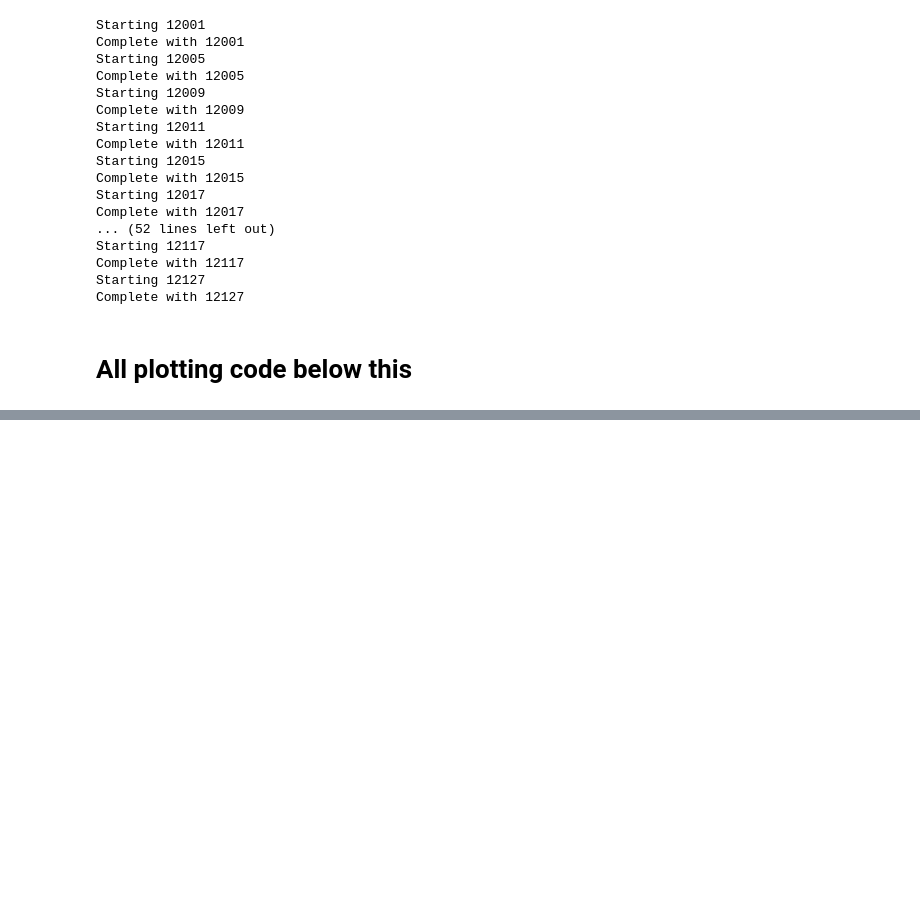
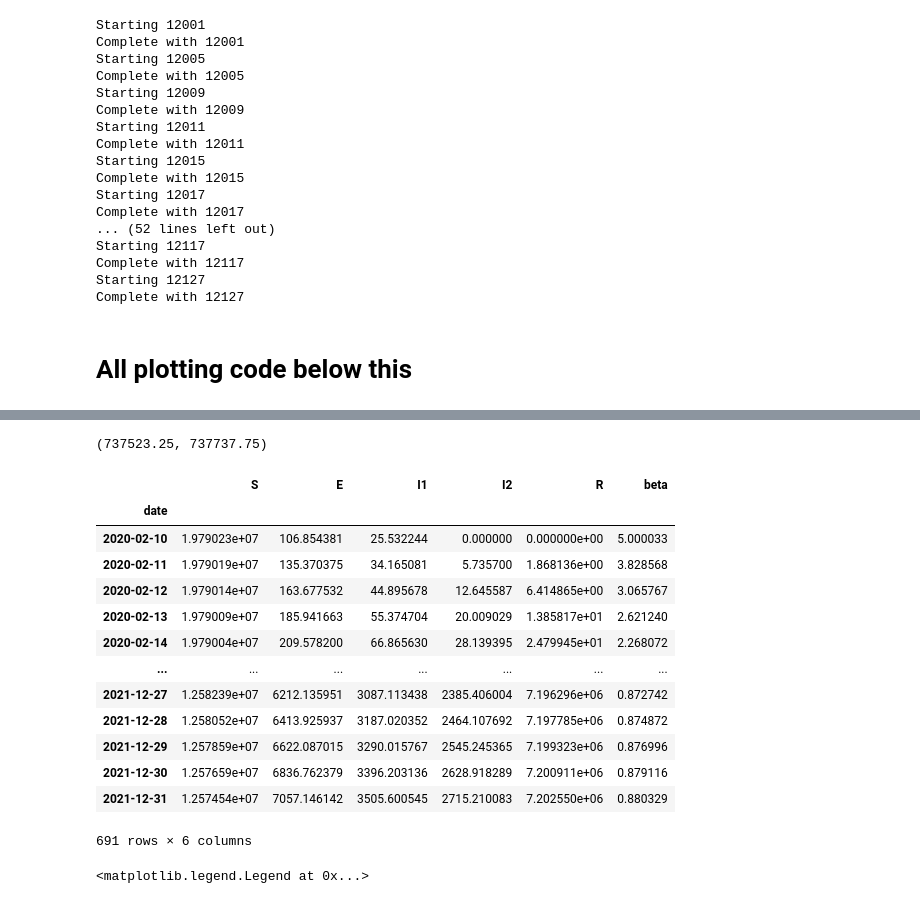
Before and after one commit to mrhoads14/UW_kalman_covid, a Jupyter notebook: execution-functions-stepP.ipynb, the cells around one changed output, grey strips where cells are left out. Drawn from its saved outputs; the diff is of its cells as text; code cells hidden in the pictures; blank space fills up the shorter version.

```diff
--- a/execution-functions-stepP.ipynb
+++ b/execution-functions-stepP.ipynb
@@ -791,9 +818,11 @@ plt.legend(loc='upper right')
 plt.ylim(rightylim_low, rightylim_high)
 """
 
-plt.sca(ax41)
-#plt.plot(predicted_case.index, predicted_case.loc[K0:], label='Our 7-Day Forecast',
-#         c=purple, linewidth=width)
+#plt.sca(ax41)
+"""
+plt.plot(predicted_case.index, predicted_case.loc[K0:], label='Our 7-Day Forecast',
+         c=purple, linewidth=width)
+"""
 plt.plot(county_preds['confirmed_only'].index, county_preds['confirmed_only'], c=purple,
          label='7-Day Forecast using Case Count Only', linewidth=width-1)
 plt.plot(county_preds['hh_delay0'].index, county_preds['hh_delay0'], c='cyan',
@@ -807,15 +836,47 @@ plt.plot(county_preds['smell_delay0'].index, county_preds['smell_delay0'], c='gr
 plt.xticks(week_interval, rotation=30, ha='right', rotation_mode='anchor', fontsize=xtick_size)
 plt.ylabel('Number of Cases per Day')
 
-plt.legend(loc='upper left')
+plt.legend(loc='upper right')
 plt.ylim(leftylim_low, leftylim_high)
 plt.xlim(xlim_left, xlim_right)
 
 #plt.title('Miami-Dade, Household Symptoms, delay of 6 days')
+# %% [output]
+(737523.25, 737737.75)
 # %%
 county_preds[estimates[0]]
 # %%
 K0
+# %%
+ihme_ny_state = pd.read_csv(r'data/seiir_projections/new_york_proj.csv', index_col='date', parse_dates=True)
+# %%
+ihme_ny_state
+# %% [output]
+|  | S | E | I1 | I2 | R | beta |
+| date |  |  |  |  |  |  |
+| 2020-02-10 | 1.979023e+07 | 106.854381 | 25.532244 | 0.000000 | 0.000000e+00 | 5.000033 |
+| 2020-02-11 | 1.979019e+07 | 135.370375 | 34.165081 | 5.735700 | 1.868136e+00 | 3.828568 |
+| 2020-02-12 | 1.979014e+07 | 163.677532 | 44.895678 | 12.645587 | 6.414865e+00 | 3.065767 |
+| 2020-02-13 | 1.979009e+07 | 185.941663 | 55.374704 | 20.009029 | 1.385817e+01 | 2.621240 |
+| 2020-02-14 | 1.979004e+07 | 209.578200 | 66.865630 | 28.139395 | 2.479945e+01 | 2.268072 |
+| ... | ... | ... | ... | ... | ... | ... |
+| 2021-12-27 | 1.258239e+07 | 6212.135951 | 3087.113438 | 2385.406004 | 7.196296e+06 | 0.872742 |
+| 2021-12-28 | 1.258052e+07 | 6413.925937 | 3187.020352 | 2464.107692 | 7.197785e+06 | 0.874872 |
+| 2021-12-29 | 1.257859e+07 | 6622.087015 | 3290.015767 | 2545.245365 | 7.199323e+06 | 0.876996 |
+| 2021-12-30 | 1.257659e+07 | 6836.762379 | 3396.203136 | 2628.918289 | 7.200911e+06 | 0.879116 |
+| 2021-12-31 | 1.257454e+07 | 7057.146142 | 3505.600545 | 2715.210083 | 7.202550e+06 | 0.880329 |
+691 rows × 6 columns
+# %%
+gray_start = predicted_seiir_prior.index[0]
+gray_end = predicted_seiir_prior.index[-1]
+plt.plot(predicted_seiir_prior.index, predicted_seiir_prior,
+         label='IHME 7-day Forecast', c=gray, linewidth=width)
+plt.plot(ihme_ny_state.loc[gray_start:gray_end].index, ihme_ny_state['I2'].loc[gray_start:gray_end],
+         label='IHME State I2')
+plt.title('Nassau, b = 0.06975')
+plt.legend()
+# %% [output]
+<matplotlib.legend.Legend at 0x...>
 # %%
 # NYC plot settings
 
```
Also changed, not shown: parts of 10 cells of this notebook.
